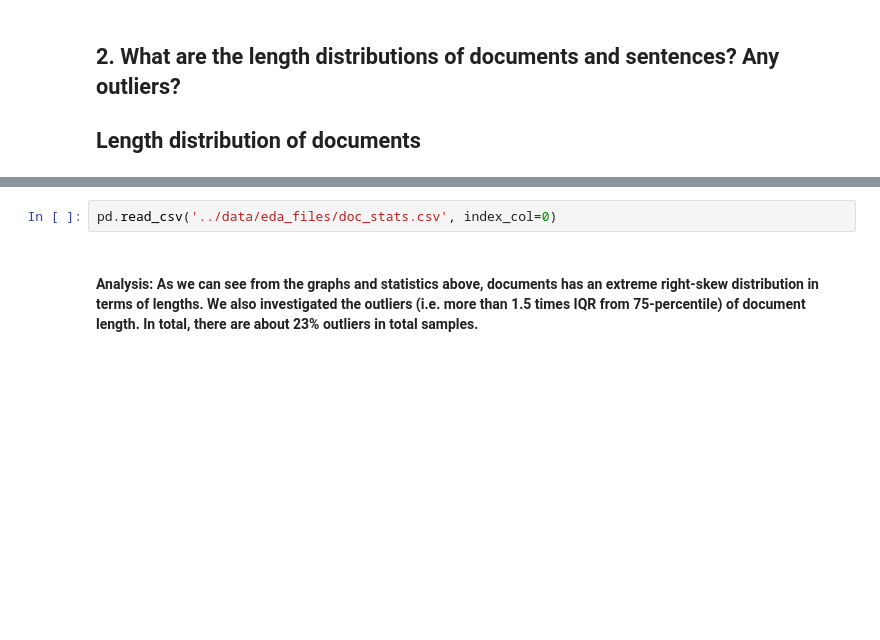
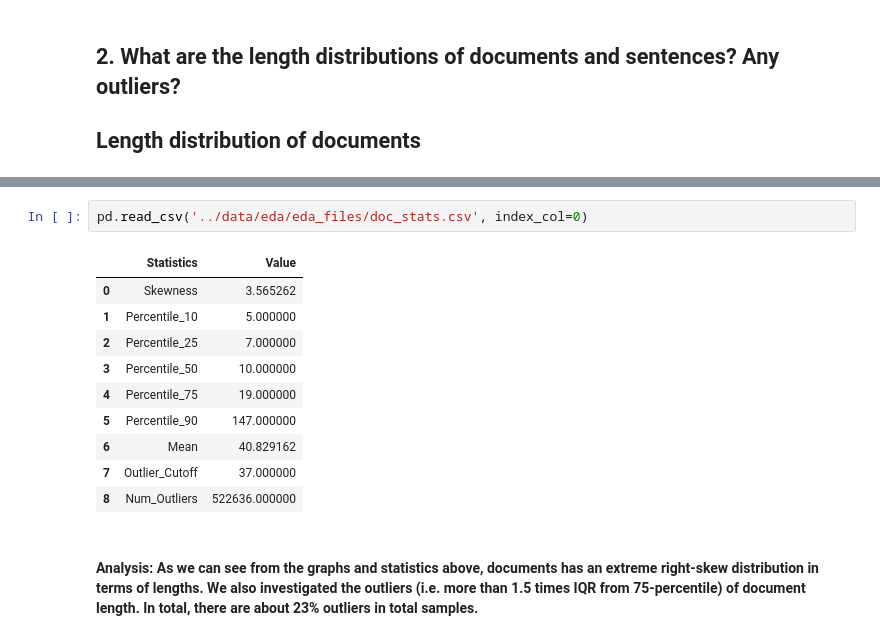
Before and after one commit to YichunRen/AutoPhrase, a Jupyter notebook: notebooks/eda_notebook.ipynb, the cells around one changed output, grey strips where cells are left out. Cells and saved outputs as stored; diff of their text form; blank space fills up the shorter version.

```diff
--- a/notebooks/eda_notebook.ipynb
+++ b/notebooks/eda_notebook.ipynb
@@ -47,5 +58,16 @@ sns.boxplot(doc_length).set_title('Distribution of Documents Length')
 # %%
-pd.read_csv('../data/eda_files/doc_stats.csv', index_col=0)
+pd.read_csv('../data/eda/eda_files/doc_stats.csv', index_col=0)
+# %% [output]
+|  | Statistics | Value |
+| 0 | Skewness | 3.565262 |
+| 1 | Percentile_10 | 5.000000 |
+| 2 | Percentile_25 | 7.000000 |
+| 3 | Percentile_50 | 10.000000 |
+| 4 | Percentile_75 | 19.000000 |
+| 5 | Percentile_90 | 147.000000 |
+| 6 | Mean | 40.829162 |
+| 7 | Outlier_Cutoff | 37.000000 |
+| 8 | Num_Outliers | 522636.000000 |
 # %% [markdown]
 #### Analysis: As we can see from the graphs and statistics above,  documents has an extreme right-skew distribution in terms of lengths.  We also investigated the outliers (i.e. more than 1.5 times IQR from 75-percentile) of document length. In total, there are about 23% outliers in total samples.
 # %%
```
Also changed, not shown: parts of 13 cells of this notebook, 1 other file.
